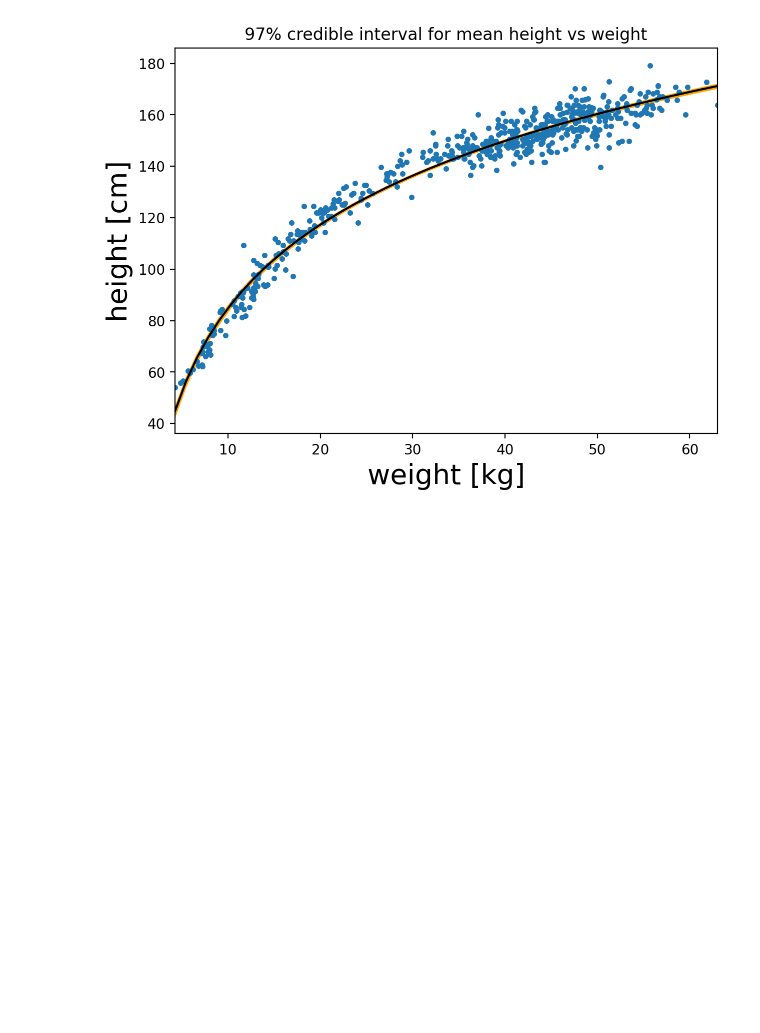
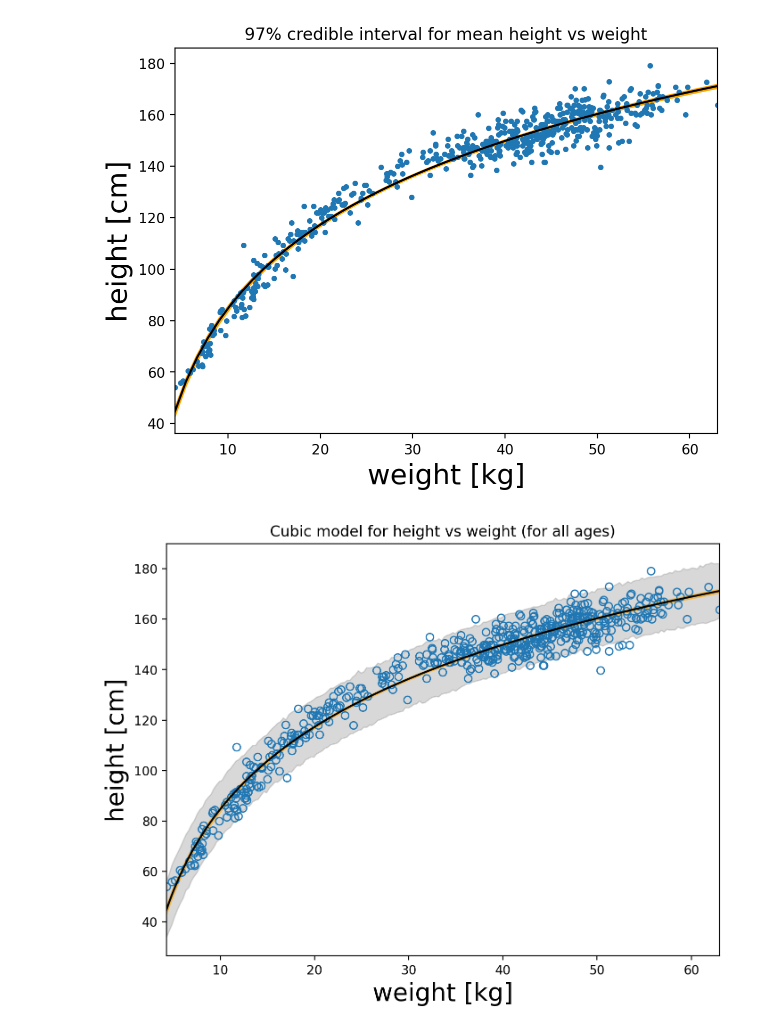
Before and after one commit to howardchen29/Math509, a Jupyter notebook: Homework 4 Problems.ipynb, the cells around one changed output. Drawn from its saved outputs; the diff is of its cells as text; code cells hidden in the pictures; blank space fills up the shorter version.

```diff
--- a/Homework 4 Problems.ipynb
+++ b/Homework 4 Problems.ipynb
@@ -214,3 +215,51 @@ xlabel('weight [kg]', fontsize=20)
 ylabel('height [cm]', fontsize=20);
 # %% [output]
 [figure]
+# %%
+prob = 0.97 ## for credible intervals
+N_weight = 200
+xmin = data_all['weight'].min()
+xmax = data_all['weight'].max()
+xmean = data_all['weight'].mean()
+x = linspace(xmin, xmax, N_weight) ## weight range
+alpha_samples = array(trace_4_3_df['alpha'])[None, :]
+logbeta_samples = array(trace_4_3_df['logbeta'])[None, :]
+sigma_samples = array(trace_4_3_df['sigma'])[None, :]
+N_posterior_samples = alpha_samples.size
+
+## the posterior mean
+mu_avg = alpha_samples.mean() + exp(logbeta_samples).mean()*np.log(x)
+
+mu_samples = alpha_samples + exp(logbeta_samples)*np.log(x[:, None])
+## lower bound and upper bound for each fixed weight in the array `x`
+mu_samples_sorted = sort(mu_samples, axis=1)
+index = int(N_posterior_samples*(1 - prob)/2)
+mu_lower = mu_samples_sorted[:, index]
+mu_upper = mu_samples_sorted[:, -index]
+
+#### Sample the posterior prediction height
+h_samples = stats.norm.rvs(
+    mu_samples,
+    sigma_samples,
+    size=(N_weight, N_posterior_samples))
+## lower bound and upper credible inteval bounds for each fixed weight in the array `x`
+h_samples_sorted = sort(h_samples, axis=1)
+index = int(N_posterior_samples*(1 - prob)/2)
+h_lower = h_samples_sorted[:, index]
+h_upper = h_samples_sorted[:, -index]
+
+
+##### Figure code
+
+figure(1, [8, 6])
+plot(data_all['weight'], data_all['height'], 'o', mfc='none')
+fill_between(x, h_upper, h_lower, color='0.5', alpha=0.3)
+fill_between(x, mu_upper, mu_lower, color='orange', alpha=0.5)
+plot(x, mu_avg, 'k')
+
+xlim(xmin, xmax)
+title('Cubic model for height vs weight (for all ages)')
+xlabel('weight [kg]', fontsize=20)
+ylabel('height [cm]', fontsize=20);
+# %% [output]
+[figure, added]
```
Also changed, not shown: parts of 1 cell of this notebook.
